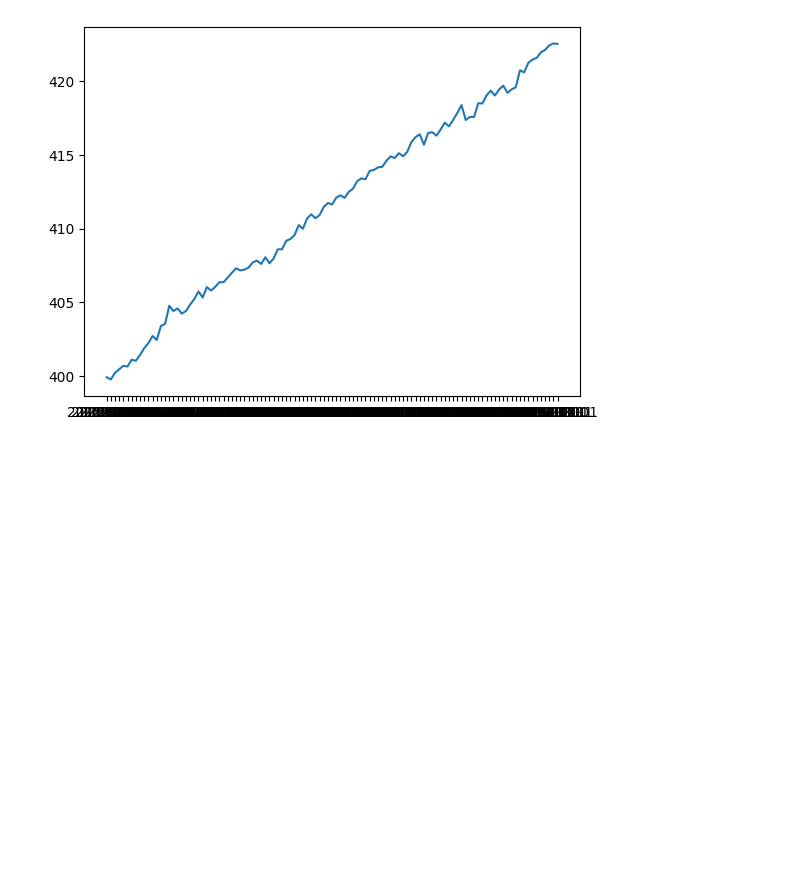
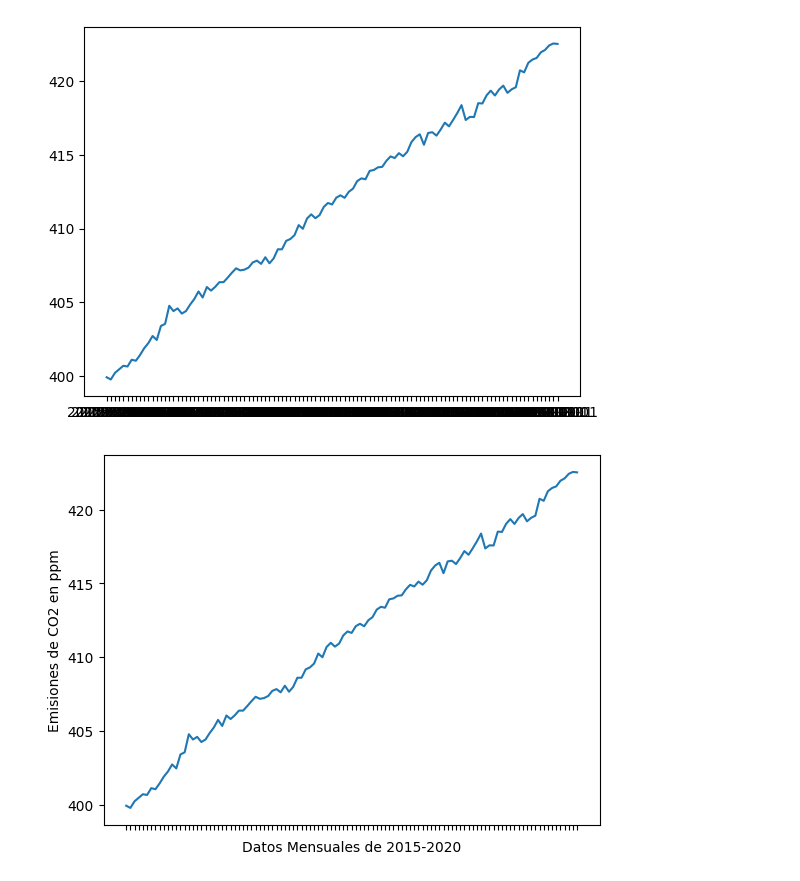
Before and after one commit to Benmaza/Benmaza, a Jupyter notebook: EBAC/15_Matplotlib_2.ipynb, the cells around one changed output. Saved outputs shown, nothing was run; the diff lists cells and outputs as text; code cells hidden in the pictures; blank space fills up the shorter version.

```diff
--- a/EBAC/15_Matplotlib_2.ipynb
+++ b/EBAC/15_Matplotlib_2.ipynb
@@ -31,3 +31,13 @@ ax.plot(fechas['Date'], fechas['Interpolated'])
 plt.show()
 # %% [output]
 [figure]
+# %%
+fechas= df[df['Date'] >='2015-01-01']
+fig, ax = plt.subplots()
+ax.plot(fechas['Date'], fechas['Interpolated'])
+ax.axes.xaxis.set_ticklabels([])
+plt.xlabel('Datos Mensuales de 2015-2020')
+plt.ylabel('Emisiones de CO2 en ppm')
+plt.show()
+# %% [output]
+[figure, added]
```
Also changed, not shown: parts of 3 cells of this notebook, 2 other files.
